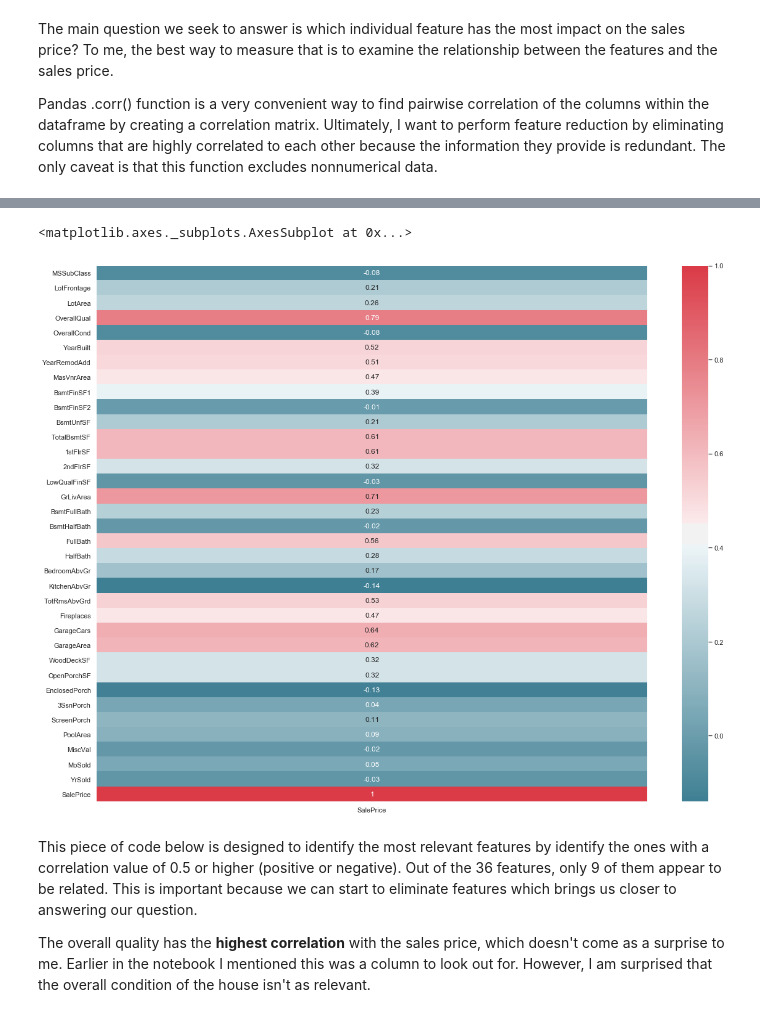
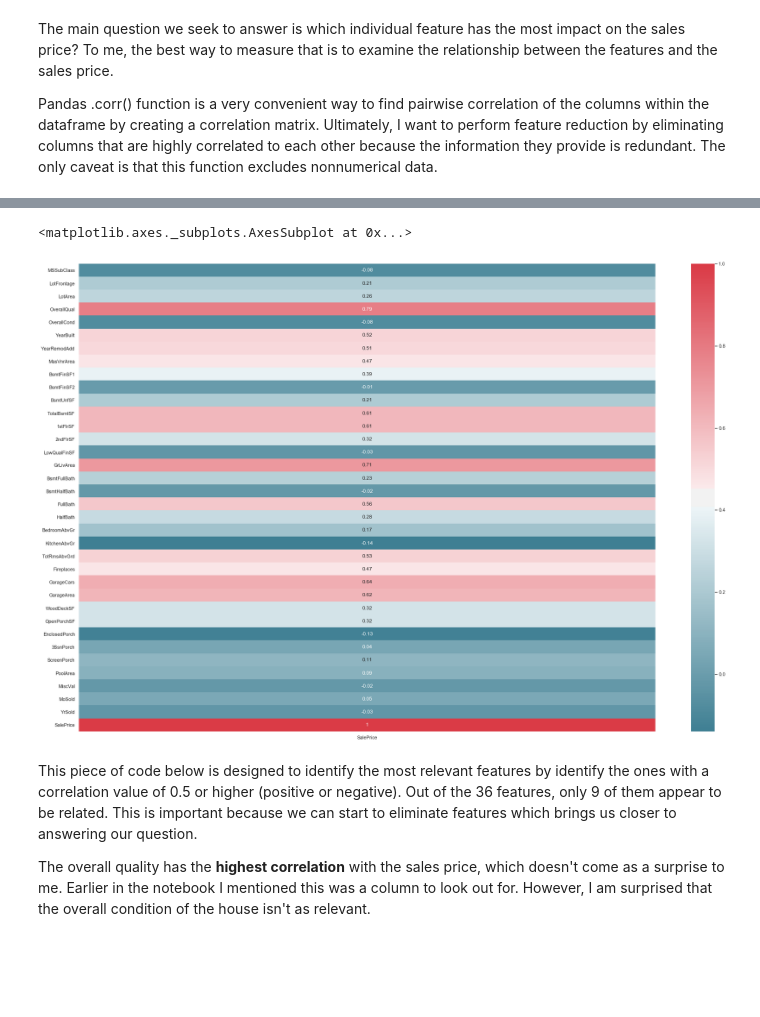
Before and after one commit to ebonnecab/mozilla-ds-project, a Jupyter notebook: analysis.ipynb, the cells around one changed output, grey strips where cells are left out. Saved outputs shown, nothing was run; the diff lists cells and outputs as text; code cells hidden in the pictures; blank space fills up the shorter version.

```diff
--- a/analysis.ipynb
+++ b/analysis.ipynb
@@ -382,11 +402,10 @@ Below, I used seaborn to create a heatmap that shows the correlation values betw
 # %%
-f, ax = plt.subplots(figsize=(20,16))
-corr = df.corr().round(2)
+f, ax = plt.subplots(figsize=(30,20))
 cmap = sns.diverging_palette(220, 10, as_cmap=True)
 sns.heatmap(corr[['SalePrice']], cmap=cmap, annot=True)
 # %% [output]
 <matplotlib.axes._subplots.AxesSubplot at 0x...>
-[figure, old version]
+[figure, new version]
 # %% [markdown]
 This piece of code below is designed to identify the most relevant features by identify the ones with a correlation value of 0.5 or higher (positive or negative). Out of the 36 features, only 9 of them appear to be related. This is important because we can start to eliminate features which brings us closer to answering our question.
 
```
Also changed, not shown: parts of 24 cells of this notebook, 1 other file.
